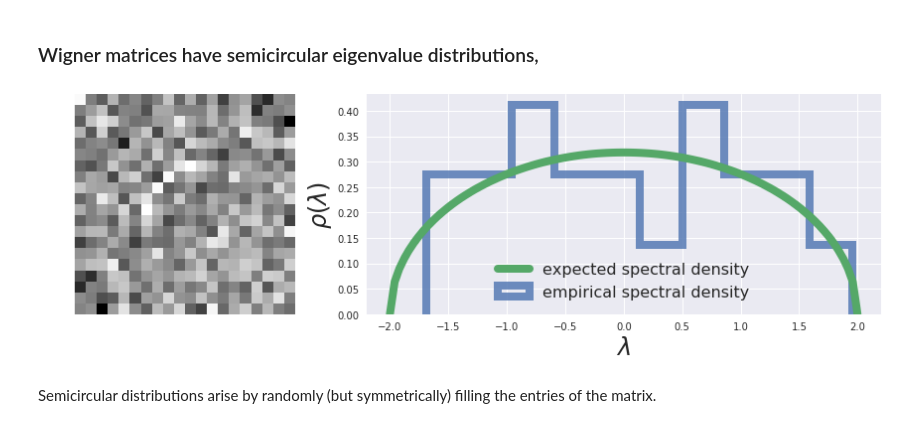
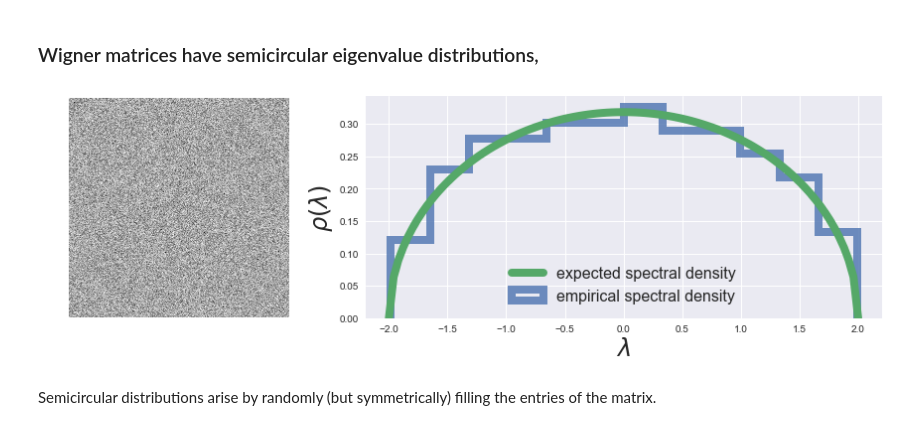
Before and after one commit to charlesfrye/neurotroph_presentation_20180423, a Jupyter notebook: Why Don't Neural Networks Get Stuck?.ipynb, the cells around one changed output. Cells and saved outputs as stored; diff of their text form; code cells hidden in the pictures.

```diff
--- a/Understanding Neural Network Optimization.ipynb
+++ b/Why Don't Neural Networks Get Stuck?.ipynb
@@ -292,10 +291,10 @@ Surprisingly, the eigenvalues of random matrices are very stereotyped.
 # %% [markdown]
 ### Wigner matrices have semicircular eigenvalue distributions,
 # %%
-wigner_random_matrix = utils.generate_symmetric(20)
+wigner_random_matrix = utils.generate_symmetric(250)
 utils.plot_matrix_and_spectrum(wigner_random_matrix, utils.plot_wigner_comparison)
 # %% [output]
-[figure, old version]
+[figure, new version]
 # %% [markdown]
 Semicircular distributions arise by randomly (but symmetrically) filling the entries of the matrix.
 # %% [markdown]
```
Also changed, not shown: parts of 13 cells of this notebook.
